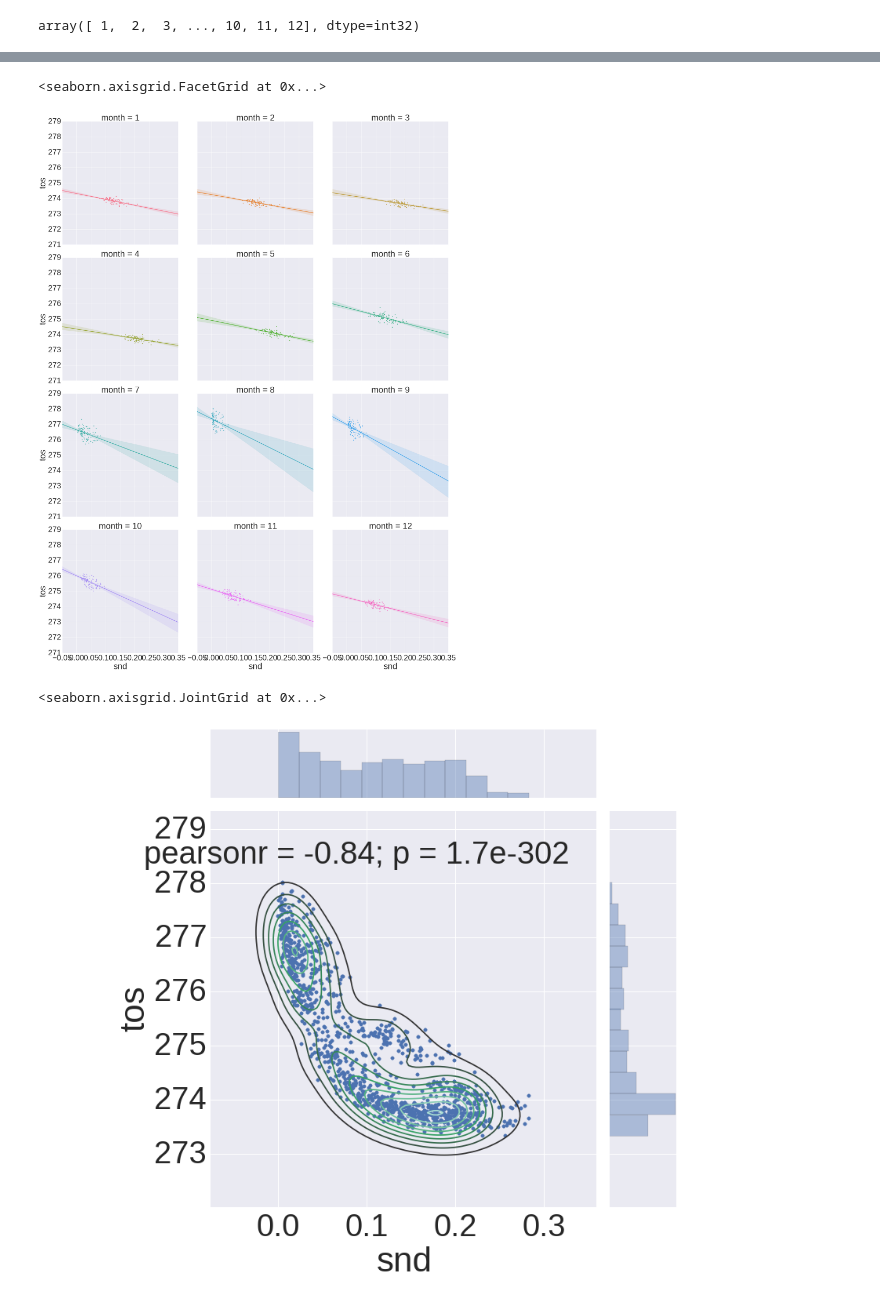
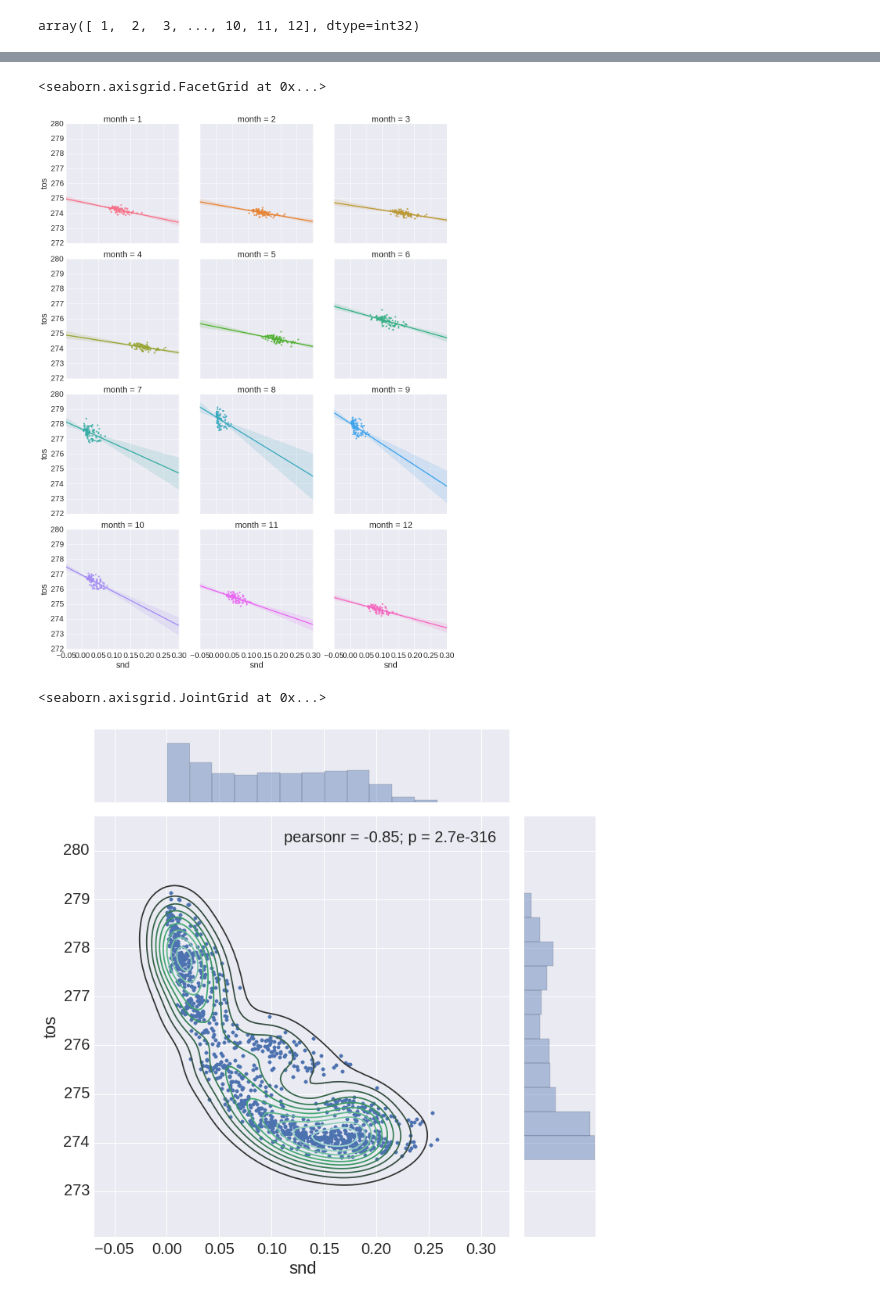
Before and after one commit to strongh/DIRECT-STEM-climate-workshop, a Jupyter notebook: notebooks/RCP45SnowDepth_TAS.ipynb, the cells around one changed output, grey strips where cells are left out. Cells and saved outputs as stored; diff of their text form; code cells hidden in the pictures.

```diff
--- a/notebooks/RCP45SnowDepth_TAS.ipynb
+++ b/notebooks/RCP45SnowDepth_TAS.ipynb
@@ -84,4 +31,6 @@ both_avg_df = both_avg.to_dataframe()
+# %%
+both_means_df = pd.DataFrame(both_means, columns=["snd", "tos"])
 # %%
 month_idx = pd.date_range('2005-01-01', periods=95*12, freq='1M')
-both_avg_df = both_avg_df.set_index(month_idx)
+both_means_df = both_means_df.set_index(month_idx)
 # %%
@@ -105,7 +54,7 @@ both_avg_df.index.month
 # %% [output]
 array([ 1,  2,  3, ..., 10, 11, 12], dtype=int32)
 # %%
-both_avg_df["month"] = both_avg_df.index.month
-sns.pairplot(both_avg_df, hue="month")
+both_means_df["month"] = both_means_df.index.month
+sns.pairplot(both_means_df, hue="month")
 # %% [output]
 <seaborn.axisgrid.PairGrid at 0x...>
@@ -118,11 +67,11 @@ sns.lmplot(x="snd", y="tos", data=both_avg_df, size=10, hue="month", fit_reg=Fal
 # %%
-sns.set(font_scale=4)  # crazy big
-sns.lmplot(x="snd", y="tos", data=both_avg_df, size=10, col="month", hue="month", col_wrap=3)
+sns.set(font_scale=2)  #larger labels
+sns.lmplot(x="snd", y="tos", data=both_means_df, size=5, col="month", hue="month", col_wrap=3)
 # %% [output]
 <seaborn.axisgrid.FacetGrid at 0x...>
-[figure, old version]
+[figure, new version]
 # %%
-sns.jointplot(x="snd", y="tos", data=both_avg_df, size=10).plot_joint(sns.kdeplot)
+sns.jointplot(x="snd", y="tos", data=both_means_df, size=10).plot_joint(sns.kdeplot)
 # %% [output]
 <seaborn.axisgrid.JointGrid at 0x...>
-[figure, old version]
+[figure, new version]
```
Also changed, not shown: parts of 21 cells of this notebook, 2 other files.
